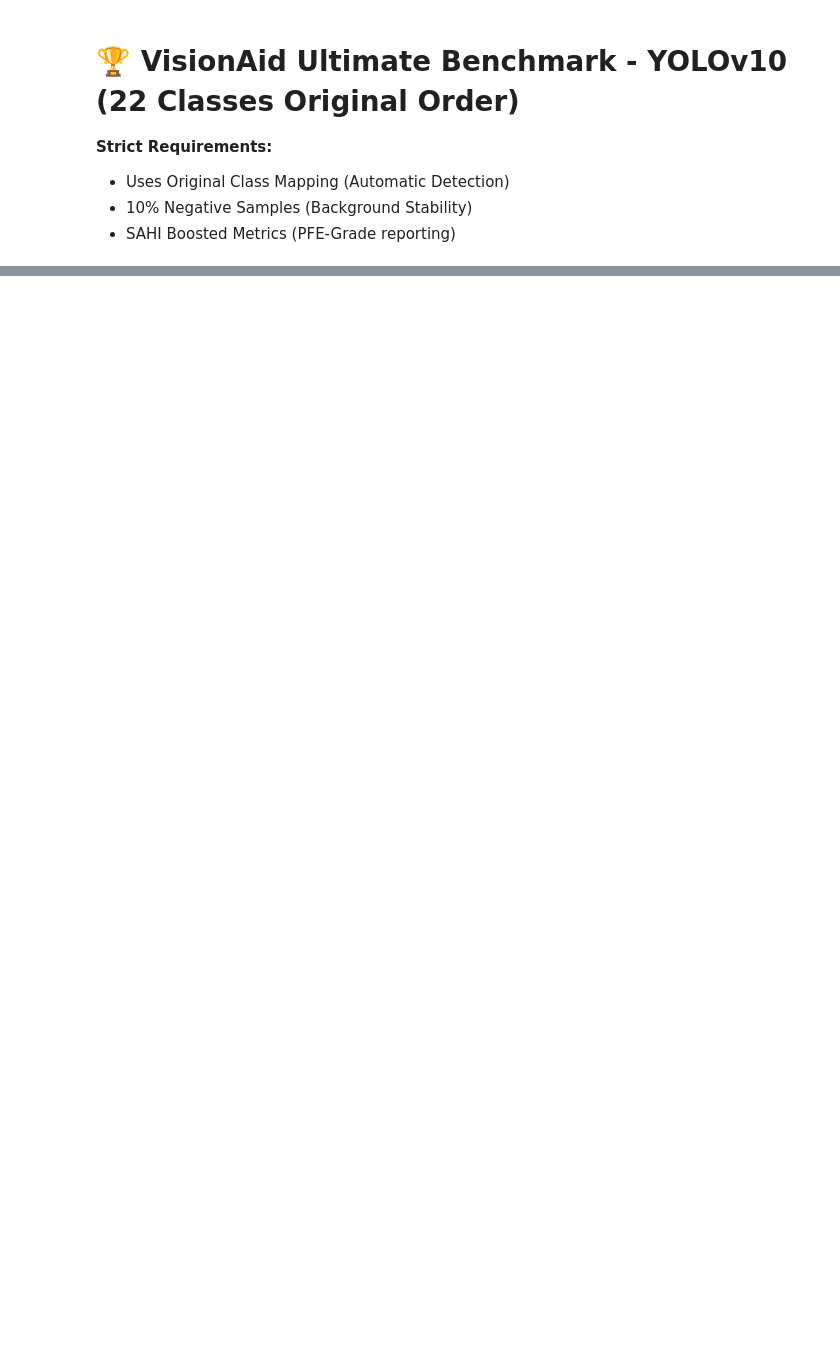
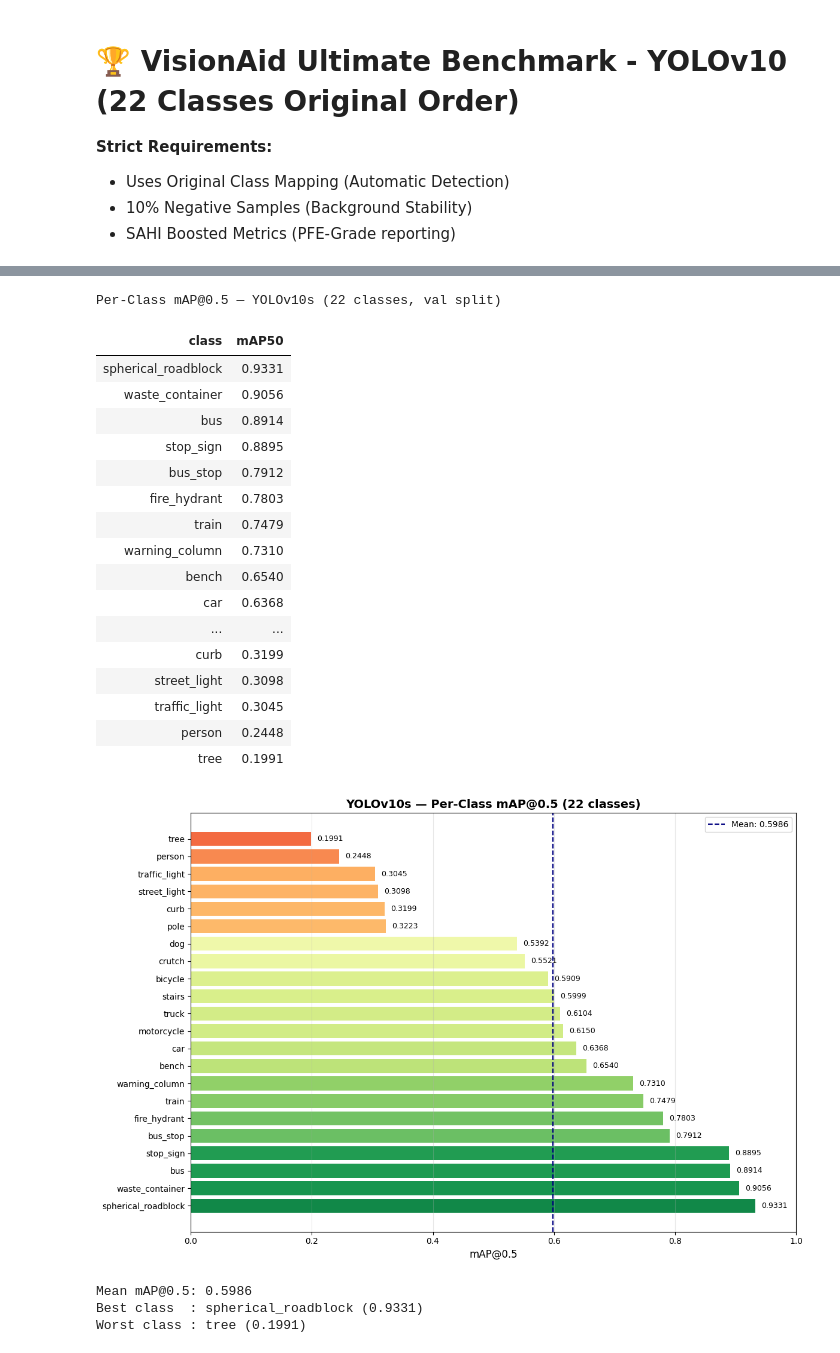
Before and after one commit to mariloubgt/PFE-Obstacle-Detection, a Jupyter notebook: kaggle/benchmark_yolov10.ipynb, the cells around one changed output, grey strips where cells are left out. Drawn from its saved outputs; the diff is of its cells as text; code cells hidden in the pictures; blank space fills up the shorter version.

```diff
--- a/kaggle/benchmark_yolov10.ipynb
+++ b/kaggle/benchmark_yolov10.ipynb
@@ -89,0 +201,49 @@ plt.show()
+# %%
+# ═══ PER-CLASS mAP@0.5 — YOLOv10s ═══
+import pandas as pd
+import matplotlib.pyplot as plt
+import matplotlib.cm as cm
+from IPython.display import display
+
+df = pd.read_csv("perclass_yolo10s.csv")
+df = df.sort_values("mAP50", ascending=False).reset_index(drop=True)
+
+print("Per-Class mAP@0.5 — YOLOv10s")
+print("=" * 45)
+for _, row in df.iterrows():
+    bar = "█" * int(row["mAP50"] * 30)
+    print(f"  {row['class']:22s} {row['mAP50']:.4f}  {bar}")
+
+styled = (
+    df.style
+    .set_caption("Per-Class mAP@0.5 — YOLOv10s (22 classes, val split)")
+    .format({"mAP50": "{:.4f}"})
+    .background_gradient(subset=["mAP50"], cmap="RdYlGn", vmin=0, vmax=1)
+    .set_properties(**{"text-align": "center", "font-size": "13px"})
+    .set_table_styles([
+        {"selector": "caption", "props": [("font-size","14px"),("font-weight","bold"),("padding","8px")]},
+        {"selector": "th",      "props": [("background-color","#1a1a2e"),("color","white"),("padding","8px")]},
+        {"selector": "td",      "props": [("padding","6px 14px")]},
+    ])
+    .hide(axis="index")
+)
+display(styled)
+
+fig, ax = plt.subplots(figsize=(12, 8))
+colors = cm.RdYlGn(df["mAP50"].values)
+bars = ax.barh(df["class"], df["mAP50"], color=colors)
+ax.set_xlabel("mAP@0.5", fontsize=12)
+ax.set_title("YOLOv10s — Per-Class mAP@0.5 (22 classes)", fontsize=14, fontweight="bold")
+ax.set_xlim(0, 1)
+ax.axvline(x=df["mAP50"].mean(), color="navy", linestyle="--", linewidth=1.5, label=f"Mean: {df['mAP50'].mean():.4f}")
+ax.legend()
+ax.grid(axis="x", alpha=0.3)
+for b, v in zip(bars, df["mAP50"]):
+    ax.text(v + 0.01, b.get_y() + b.get_height()/2, f"{v:.4f}", va="center", fontsize=9)
+plt.tight_layout()
+plt.savefig("perclass_yolo10s_chart.png", dpi=150, bbox_inches="tight")
+plt.show()
+print(f"\nMean mAP@0.5: {df['mAP50'].mean():.4f}")
+print(f"Best class  : {df.iloc[0]['class']} ({df.iloc[0]['mAP50']:.4f})")
+print(f"Worst class : {df.iloc[-1]['class']} ({df.iloc[-1]['mAP50']:.4f})")
+# %% [output]
@@ -89,0 +267,22 @@ plt.show()
+Per-Class mAP@0.5 — YOLOv10s (22 classes, val split)
+| class | mAP50 |
+| spherical_roadblock | 0.9331 |
+| waste_container | 0.9056 |
+| bus | 0.8914 |
+| stop_sign | 0.8895 |
+| bus_stop | 0.7912 |
+| fire_hydrant | 0.7803 |
+| train | 0.7479 |
+| warning_column | 0.7310 |
+| bench | 0.6540 |
+| car | 0.6368 |
+| ... | ... |
+| curb | 0.3199 |
+| street_light | 0.3098 |
+| traffic_light | 0.3045 |
+| person | 0.2448 |
+| tree | 0.1991 |
+[figure, added]
+Mean mAP@0.5: 0.5986
+Best class  : spherical_roadblock (0.9331)
+Worst class : tree (0.1991)
```
Also changed, not shown: parts of 2 cells of this notebook, 24 other files.
